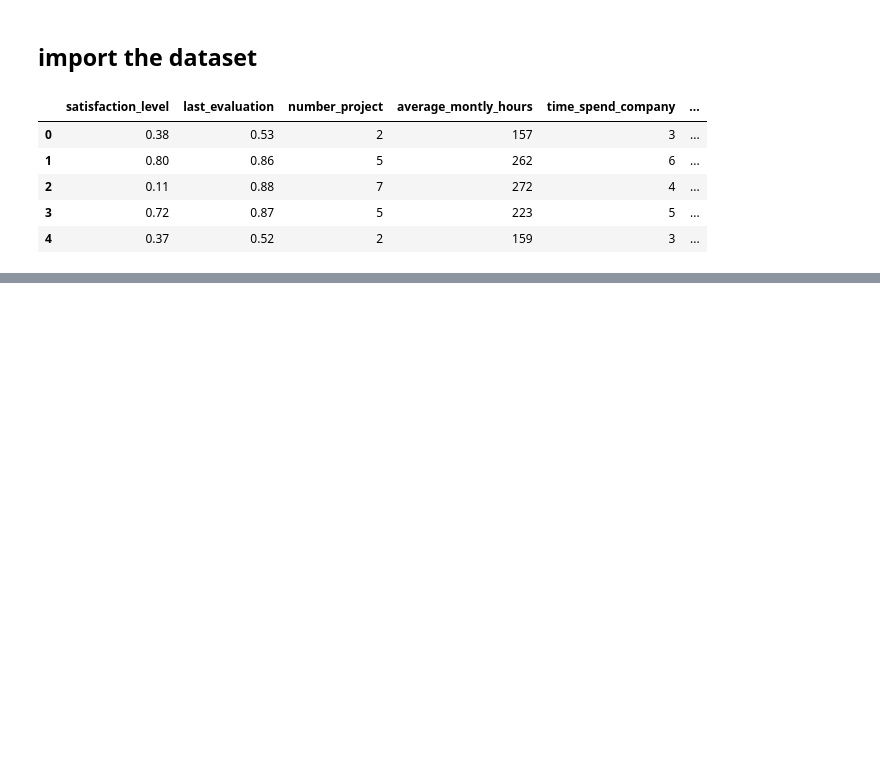
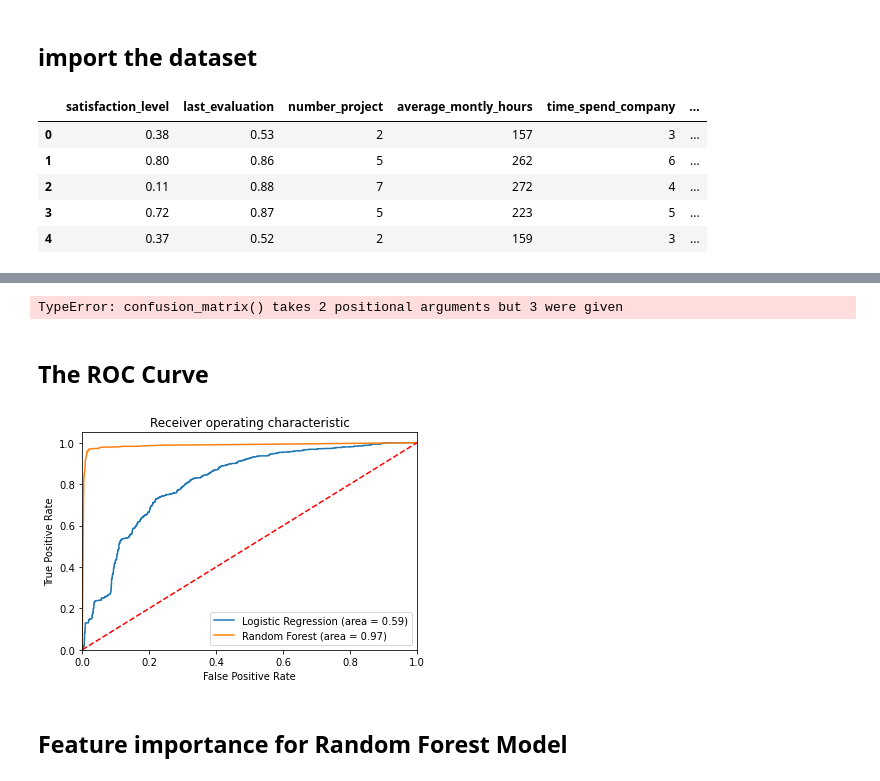
Before and after one commit to Desmondonam/Machine_leaning_algorithm, a Jupyter notebook: Notebooks/Machine Learning.ipynb, the cells around one changed output, grey strips where cells are left out. Drawn from its saved outputs; the diff is of its cells as text; code cells hidden in the pictures; blank space fills up the shorter version.

```diff
--- a/Notebooks/Machine Learning.ipynb
+++ b/Notebooks/Machine Learning.ipynb
@@ -50,0 +182,3 @@ NameError: name 'summary' is not defined
+# %%
+df.drop(df.columns[[8, 9]], axis=1, inplace=True)
+df.columns.values
@@ -50,0 +207,5 @@ NameError: name 'summary' is not defined
+# %%
+cols=['satisfaction_level', 'last_evaluation', 'time_spend_company', 'work_accident', 'promotion_last_5years',
+      'department_RandD', 'department_hr', 'department_management', 'salary_high', 'salary_low']
+X=df[cols]
+y=df['left']
@@ -50,0 +214,8 @@ NameError: name 'summary' is not defined
+# %%
+#from sklearn.cross_validation import train_test_split
+from sklearn.model_selection import train_test_split
+X_train, X_test, y_train, y_test = train_test_split(X, y, test_size=0.3, random_state=0)
+from sklearn.linear_model import LogisticRegression
+from sklearn import metrics
+logreg = LogisticRegression()
+logreg.fit(X_train, y_train)
@@ -50,0 +228,4 @@ NameError: name 'summary' is not defined
+# %%
+from sklearn.ensemble import RandomForestClassifier
+rf = RandomForestClassifier()
+rf.fit(X_train, y_train)
@@ -50,0 +325,35 @@ NameError: name 'summary' is not defined
+# %%
+svc_y_pred = svc.predict(X_test)
+svc_cm = metrics.confusion_matrix(svc_y_pred, y_test, [1,0])
+sns.heatmap(svc_cm, annot=True, fmt='.2f',xticklabels = ["Left", "Stayed"] , yticklabels = ["Left", "Stayed"] )
+plt.ylabel('True class')
+plt.xlabel('Predicted class')
+plt.title('Support Vector Machine')
+plt.savefig('support_vector_machine')
+# %% [output]
+TypeError: confusion_matrix() takes 2 positional arguments but 3 were given
+# %% [markdown]
+## The ROC Curve
+# %%
+from sklearn.metrics import roc_auc_score
+from sklearn.metrics import roc_curve
+logit_roc_auc = roc_auc_score(y_test, logreg.predict(X_test))
+fpr, tpr, thresholds = roc_curve(y_test, logreg.predict_proba(X_test)[:,1])
+rf_roc_auc = roc_auc_score(y_test, rf.predict(X_test))
+rf_fpr, rf_tpr, rf_thresholds = roc_curve(y_test, rf.predict_proba(X_test)[:,1])
+plt.figure()
+plt.plot(fpr, tpr, label='Logistic Regression (area = %0.2f)' % logit_roc_auc)
+plt.plot(rf_fpr, rf_tpr, label='Random Forest (area = %0.2f)' % rf_roc_auc)
+plt.plot([0, 1], [0, 1],'r--')
+plt.xlim([0.0, 1.0])
+plt.ylim([0.0, 1.05])
+plt.xlabel('False Positive Rate')
+plt.ylabel('True Positive Rate')
+plt.title('Receiver operating characteristic')
+plt.legend(loc="lower right")
+plt.savefig('ROC')
+plt.show()
+# %% [output]
+[figure, added]
+# %% [markdown]
+## Feature importance for Random Forest Model
```
Also changed, not shown: parts of 41 cells of this notebook, 6 other files.
